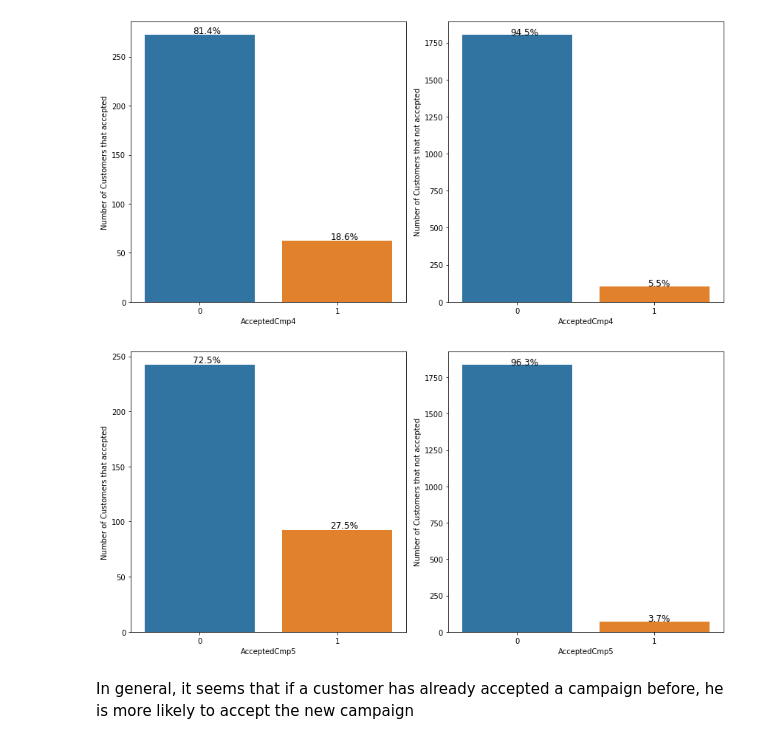
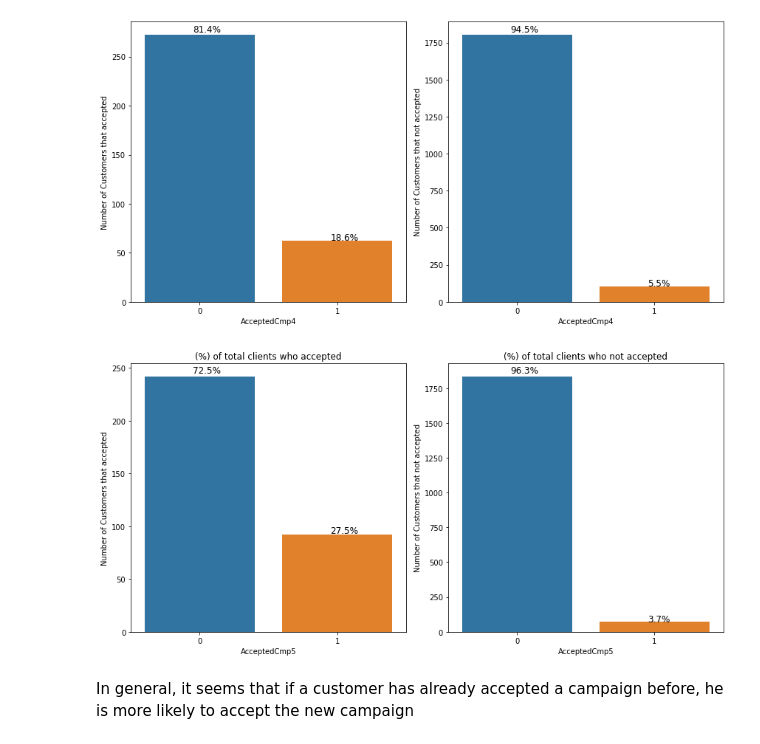
Before and after one commit to mhnasser/marketing_campaign_analysis, a Jupyter notebook: 03_notebooks/rascunho.ipynb, the cells around one changed output. Saved outputs shown, nothing was run; the diff lists cells and outputs as text; code cells hidden in the pictures.

```diff
--- a/03_notebooks/rascunho.ipynb
+++ b/03_notebooks/rascunho.ipynb
@@ -8,13 +8,37 @@ from matplotlib.ticker import MaxNLocator
 raw_data_path = '../02_data/raw/ml_project1_data.csv'
 # %%
 # Functions
-def show_percentage(ax, feature):
+
+# visualisation
+
+def show_percentage_on_plot(ax, feature):
     total = len(feature)
     for p in ax.patches:
         percentage = '{:.1f}%'.format(100 * p.get_height()/total)
         x = p.get_x() + p.get_width() / 2 - 0.05
-        y = p.get_y() + p.get_height() + 2
+        y = p.get_y() + p.get_height() + p.get_height()/80
         ax.annotate(percentage, (x, y), size = 12)
+
+def show_number_on_plot(ax):
+    for p in ax.patches:
+        ax.annotate('{:.0f}'.format(p.get_height()), (p.get_x()+0.25, p.get_height() + p.get_height()/80))
+
+
+# calculated fields
+
+def accepted_campaign(data):
+    if (data['AcceptedCmp1'] == 1 | data['AcceptedCmp2'] == 1 |
+        data['AcceptedCmp3'] == 1 | data['AcceptedCmp4'] == 1 | data['AcceptedCmp5'] == 1):
+
+        return 1
+
+    else:
+
+        return 0
+
+def num_cmp_accepted(data):
+    return (data['AcceptedCmp1'] + data['AcceptedCmp2'] +
+            data['AcceptedCmp3'] + data['AcceptedCmp4'] + data['AcceptedCmp5'])
 # %%
 df = pd.read_csv(raw_data_path)
 # %%
@@ -209,3 +233,6 @@ plt.show()
+# %%
+df['accepted_cmp_before'] = df.apply(accepted_campaign, axis=1)
+df['qtd_cmp_accepted'] = df.apply(num_cmp_accepted, axis=1)
 # %%
 df_positive = df[df['Response'] == 1]
 df_negative = df[df['Response'] == 0]
@@ -369,23 +410,25 @@ plt.show()
 # %%
 fig = plt.figure()
 fig.set_figheight(6)
 fig.set_figwidth(12)
 
 plt.subplot(1,2,1)
 ax = sns.countplot(x = 'AcceptedCmp5', data = df_positive)
 plt.ylabel('Number of Customers that accepted')
+plt.title('(%) of total clients who accepted')
 
-show_percentage(ax, df_positive.AcceptedCmp1)
+show_percentage_on_plot(ax, df_positive.AcceptedCmp5)
 
 plt.subplot(1,2,2)
 ax = sns.countplot(x = 'AcceptedCmp5', data = df_negative)
 plt.ylabel('Number of Customers that not accepted')
+plt.title('(%) of total clients who not accepted')
 
-show_percentage(ax, df_negative.AcceptedCmp1)
+show_percentage_on_plot(ax, df_negative.AcceptedCmp5)
 
 fig.tight_layout()
 plt.show()
 # %% [output]
-[figure, old version]
+[figure, new version]
 # %% [markdown]
 In general, it seems that if a customer has already accepted a campaign before, he is more likely to accept the new campaign
```
Also changed, not shown: parts of 13 cells of this notebook.
